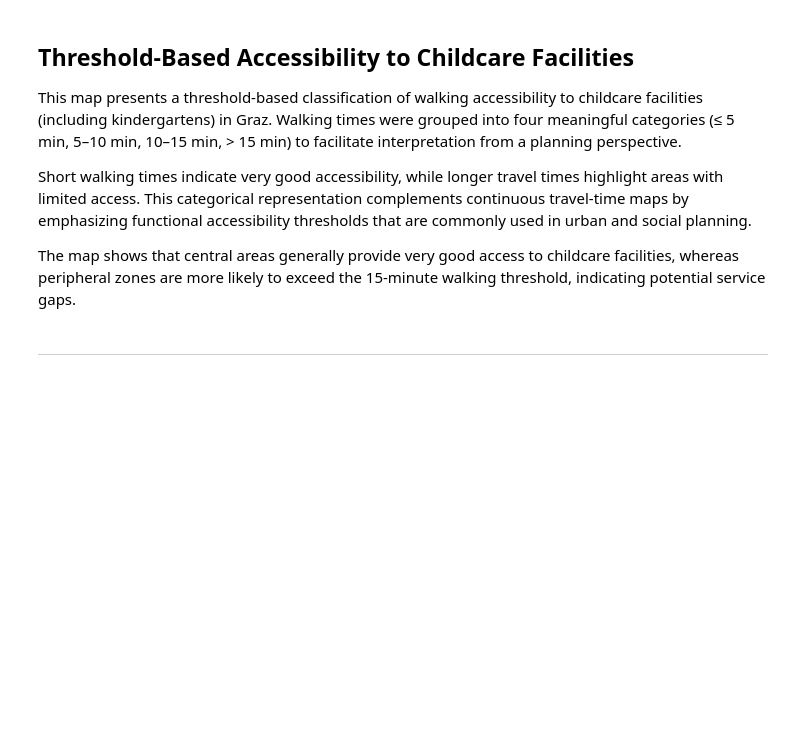
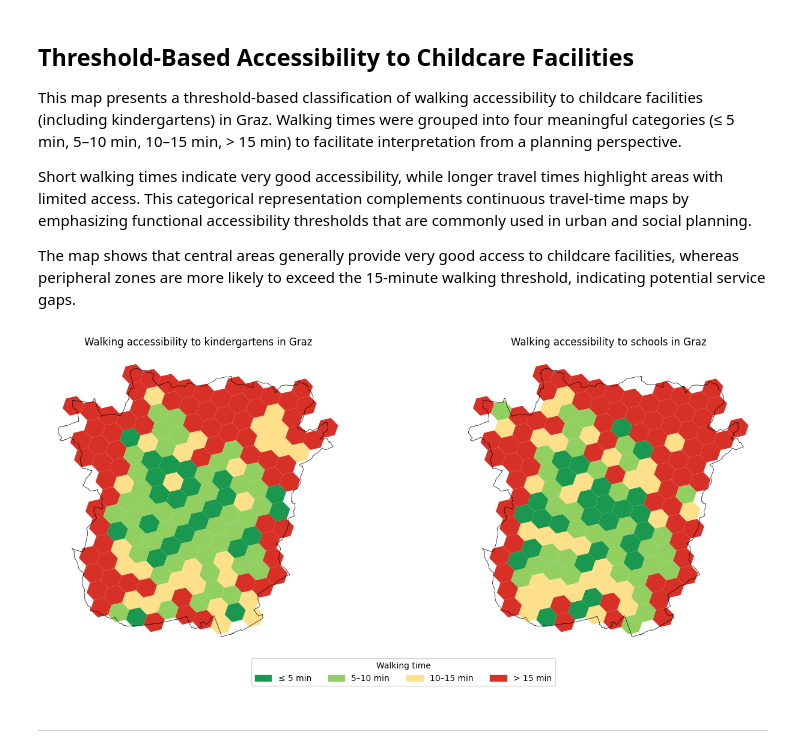
Before and after one commit to miriam-ee/GIS_FinalProject_Group2, a Jupyter notebook: group2_final.ipynb, the cells around one changed output. Drawn from its saved outputs; the diff is of its cells as text; code cells hidden in the pictures; blank space fills up the shorter version.

```diff
--- a/group2_final.ipynb
+++ b/group2_final.ipynb
@@ -1196,37 +1491,39 @@ gdf_hex_plot.plot(
     legend=False
 )
 gdf_graz.boundary.plot(ax=ax[0], color="black", linewidth=0.5)
-ax[0].set_title("Walking accessibility to Kindergartens in Graz")
+ax[0].set_title("Walking accessibility to kindergartens in Graz")
 ax[0].set_axis_off()
 
 # Plot 2: Schools accessibility
 gdf_hex_plot.plot(
     column="school_class",
     ax=ax[1],
     cmap=cmap,
     edgecolor="none",
     legend=False
 )
 gdf_graz.boundary.plot(ax=ax[1], color="black", linewidth=0.5)
 ax[1].set_title("Walking accessibility to schools in Graz")
 ax[1].set_axis_off()
 
 # Shared legend
 handles = [
     mpl.patches.Patch(color=cmap.colors[i], label=labels[i])
     for i in range(len(labels))
 ]
 
 fig.legend(
     handles=handles,
     title="Walking time",
     loc="lower center",
     ncol=4,
     frameon=True
 )
 
 plt.tight_layout(rect=[0, 0.08, 1, 1])
 plt.show()
+# %% [output]
+[figure, added]
 # %% [markdown]
 ---
 # %% [markdown]
```
Also changed, not shown: parts of 60 cells of this notebook.
